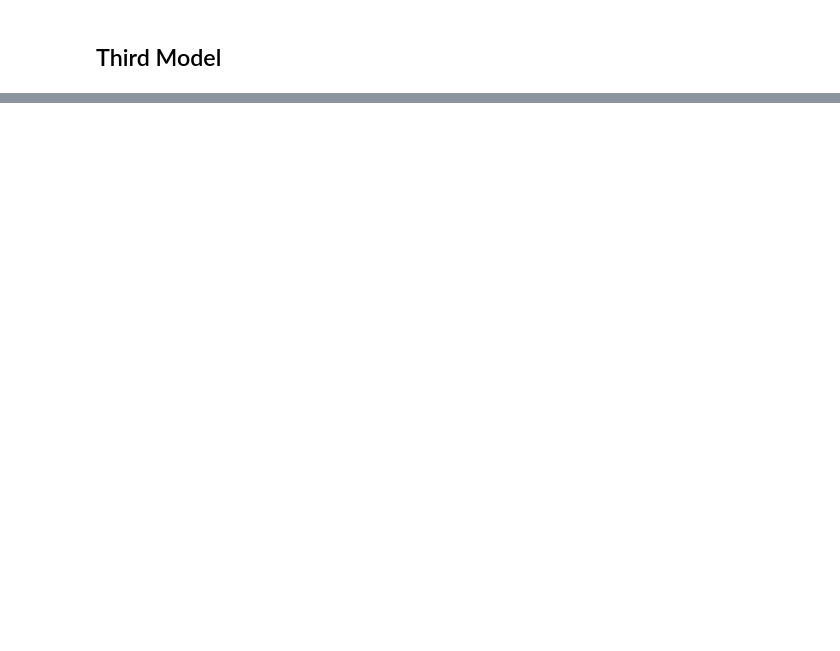
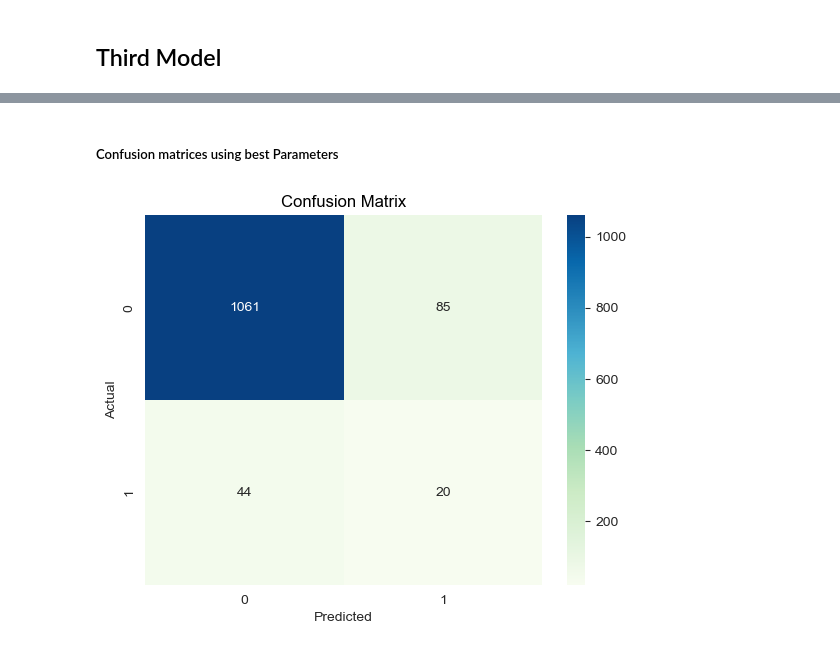
Before and after one commit to maninder56/Predicting-Risk-of-Stroke-using-Machine-Learning, a Jupyter notebook: stroke_prediction.ipynb, the cells around one changed output, grey strips where cells are left out. Cells and saved outputs as stored; diff of their text form; code cells hidden in the pictures; blank space fills up the shorter version.

```diff
--- a/stroke_prediction.ipynb
+++ b/stroke_prediction.ipynb
@@ -776,0 +844,22 @@ weighted avg       0.93      0.72      0.80      1210
+# %%
+%%capture --no-display
+# random search logistic regression model on the sonar dataset
+# Referace - https://machinelearningmastery.com/hyperparameter-optimization-with-random-search-and-grid-search/
+
+cv = RepeatedStratifiedKFold(n_splits=10, n_repeats=3, random_state=1)   #Repeated Stratified K-Fold cross validator
+
+# define search space
+space = dict()
+space['hidden_layer_sizes'] = [(50,50,50), (50,100,50), (100,)]
+space['activation'] = ['tanh', 'relu']
+space['solver'] = ['sgd', 'adam']
+space['alpha'] =  [0.0001, 0.05]
+space['learning_rate'] = ['constant','adaptive']
+
+
+# define search
+Randomized_search = RandomizedSearchCV(mlp, space, n_iter=500, scoring='accuracy', n_jobs=-1, cv=cv, random_state=1)
+
+# execute search
+Randomized_search_result = Randomized_search.fit(X_train, y_train)
+#End
@@ -776,0 +936,22 @@ weighted avg       0.93      0.72      0.80      1210
+# %% [markdown]
+##### Confusion matrices using best Parameters
+# %%
+parameters = list(Randomized_search.best_params_.values()) # change if possible
+best_mlp_model = MLPClassifier(solver = parameters[0],  #change parameters
+                               learning_rate = parameters[1],
+                               hidden_layer_sizes = parameters[2],
+                               alpha = parameters[3],
+                               activation = parameters[4],
+                               max_iter=1000)
+best_mlp_model.fit(X_train,y_train)
+
+best_pred_mlp = best_mlp_model.predict(X_test)
+
+confusion = confusion_matrix(y_test, best_pred_mlp)
+sns.heatmap(confusion,annot=True,cmap='GnBu',fmt = 'd')
+plt.title('Confusion Matrix',color='black')
+plt.xlabel('Predicted')
+plt.ylabel('Actual')
+plt.show()
+# %% [output]
+[figure, added]
```
Also changed, not shown: parts of 33 cells of this notebook.
